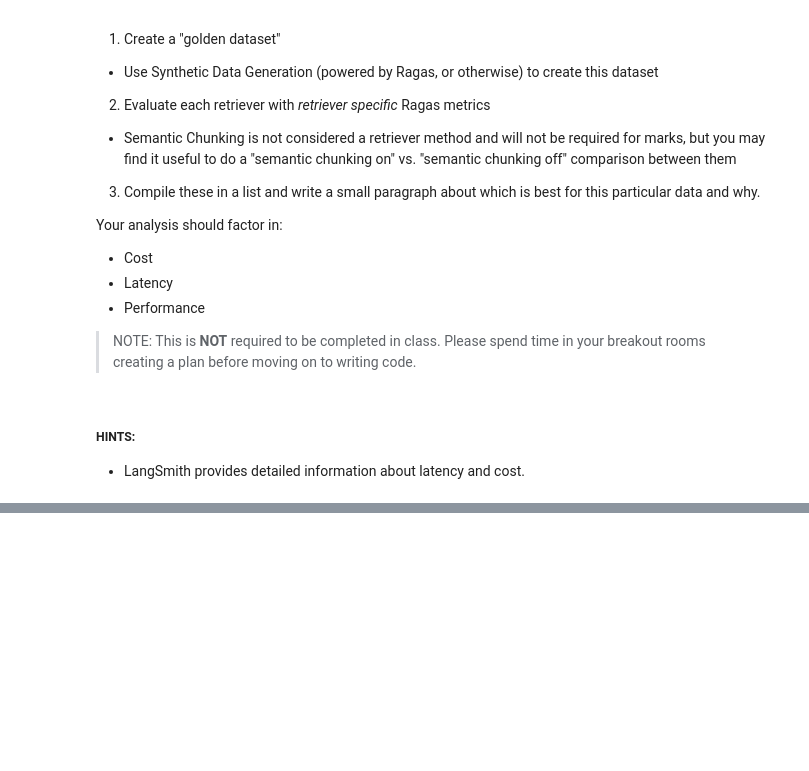
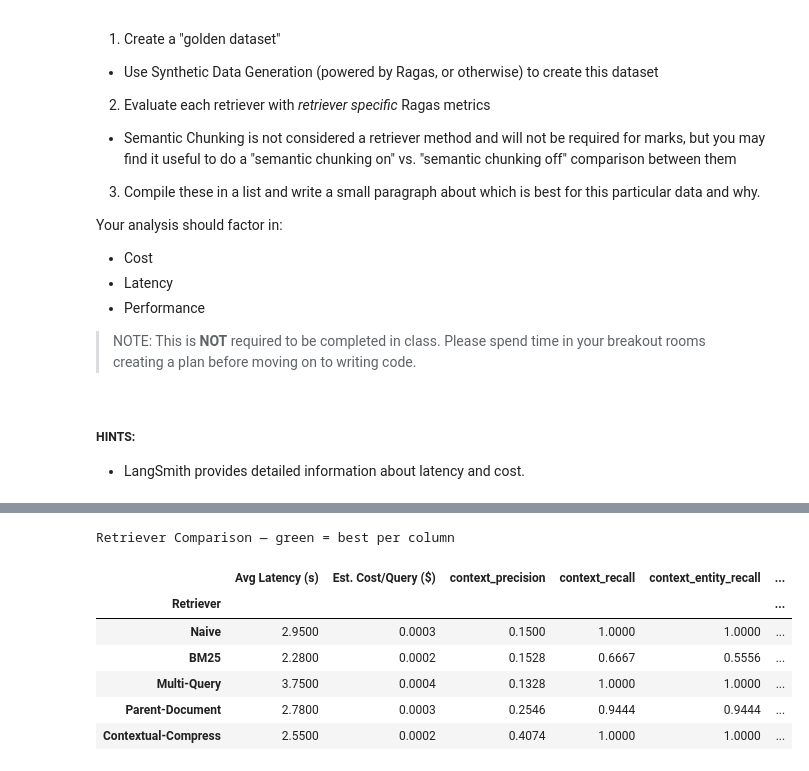
Before and after one commit to ncc1701mike/AIE9, a Jupyter notebook: 11_Advanced_Retrieval/Advanced_Retrieval_with_LangChain_Assignment.ipynb, the cells around one changed output, grey strips where cells are left out. Cells and saved outputs as stored; diff of their text form; code cells hidden in the pictures; blank space fills up the shorter version.

```diff
--- a/11_Advanced_Retrieval/Advanced_Retrieval_with_LangChain_Assignment.ipynb
+++ b/11_Advanced_Retrieval/Advanced_Retrieval_with_LangChain_Assignment.ipynb
@@ -580,0 +628,14 @@ Your analysis should factor in:
+# %%
+# Loading the golden dataset!
+
+import json
+import pandas as pd
+
+with open("golden_dataset.json", "r", encoding="utf-8") as f:
+    golden_records = json.load(f)
+
+questions  = [r["user_input"] for r in golden_records]
+references = [r["reference"] for r in golden_records]
+
+print(f"Loaded {len(questions)} questions from golden_dataset.json")
+pd.DataFrame(golden_records).head(5)
@@ -580,0 +822,35 @@ Your analysis should factor in:
+# %%
+# Comparing the results of all five retrievers- heck yeah!
+
+rows = []
+for name in retriever_map:
+    row = {
+        "Retriever":           name,
+        "Avg Latency (s)":     run_results[name]["avg_lat"],
+        "Est. Cost/Query ($)": run_results[name]["avg_cost"],
+    }
+    row.update({k: round(v, 4) for k, v in ragas_scores[name].items()})
+    rows.append(row)
+
+results_df = pd.DataFrame(rows).set_index("Retriever")
+
+display(
+    results_df.style
+        .highlight_max(axis=0,
+            subset=[c for c in results_df.columns if c not in ["Avg Latency (s)", "Est. Cost/Query ($)"]],
+            color="#c6efce")
+        .highlight_min(axis=0,
+            subset=["Avg Latency (s)", "Est. Cost/Query ($)"],
+            color="#c6efce")
+        .format(precision=4)
+        .set_caption("Retriever Comparison — green = best per column")
+)
+# %% [output]
+Retriever Comparison — green = best per column
+|  | Avg Latency (s) | Est. Cost/Query ($) | context_precision | context_recall | context_entity_recall | ... |
+| Retriever |  |  |  |  |  | ... |
+| Naive | 2.9500 | 0.0003 | 0.1500 | 1.0000 | 1.0000 | ... |
+| BM25 | 2.2800 | 0.0002 | 0.1528 | 0.6667 | 0.5556 | ... |
+| Multi-Query | 3.7500 | 0.0004 | 0.1328 | 1.0000 | 1.0000 | ... |
+| Parent-Document | 2.7800 | 0.0003 | 0.2546 | 0.9444 | 0.9444 | ... |
+| Contextual-Compress | 2.5500 | 0.0002 | 0.4074 | 1.0000 | 1.0000 | ... |
```
Also changed, not shown: parts of 31 cells of this notebook, 4 other files.
